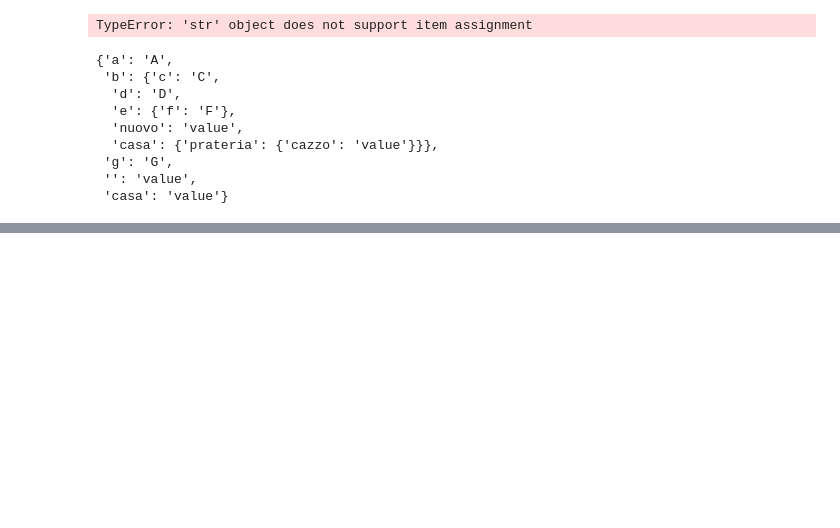
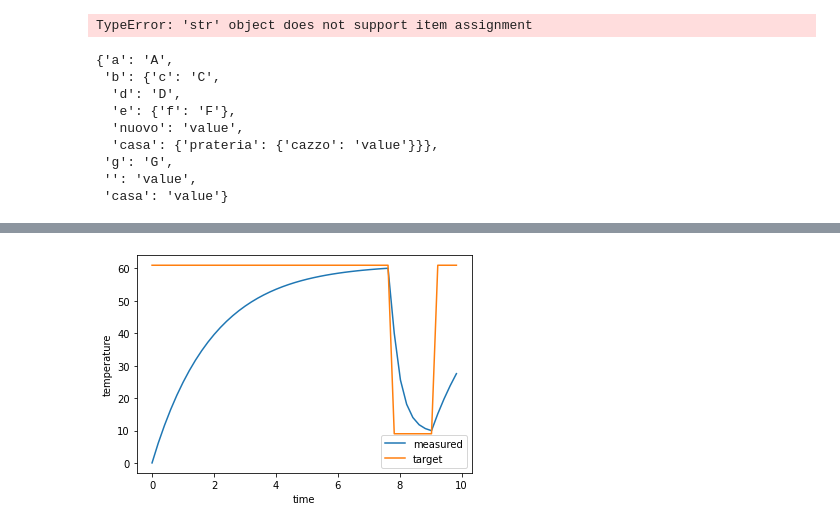
Before and after one commit to elbowz/PyMAPE, a Jupyter notebook: test1.ipynb, the cells around one changed output, grey strips where cells are left out. Drawn from its saved outputs; the diff is of its cells as text; code cells hidden in the pictures; blank space fills up the shorter version.

```diff
--- a/test1.ipynb
+++ b/test1.ipynb
@@ -621,0 +633,83 @@ True
+# %%
+import time
+import matplotlib.pyplot as plt
+from simple_pid import PID
+
+
+class WaterBoiler:
+    """
+    Simple simulation of a water boiler which can heat up water
+    and where the heat dissipates slowly over time
+    """
+
+    def __init__(self):
+        self.water_temp = 0
+        # Panda 70 hp
+        #self.max_power = 70
+        #self.max_break = 70
+        # Countach
+        self.max_power = 375
+        self.max_break = 200
+
+    def update(self, boiler_power, dt):
+        if boiler_power > 0:
+            # Boiler can only produce heat, not cold
+            self.water_temp += 0.1 * boiler_power * dt
+        elif boiler_power < 0:
+            self.water_temp += 0.5 * boiler_power * dt
+        else:
+            # Some heat dissipation
+            self.water_temp -= 0.5 * dt
+        return self.water_temp
+
+
+if __name__ == '__main__':
+    boiler = WaterBoiler()
+    water_temp = boiler.water_temp
+
+    pid = PID(5, 0.01, 0.1, setpoint=water_temp)
+    pid.output_limits = (-boiler.max_break, boiler.max_power)
+    pid.setpoint = 61
+    # pid.sample_time = 0.01  # Update every 0.01 seconds
+
+    start_time = time.time()
+    last_time = start_time
+
+    flag = False
+
+    # Keep track of values for plotting
+    setpoint, y, x = [], [], []
+
+    while time.time() - start_time < 10:
+        current_time = time.time()
+        dt = current_time - last_time
+
+        power = pid(water_temp)
+        water_temp = boiler.update(power, dt)
+
+        x += [current_time - start_time]
+        y += [water_temp]
+        setpoint += [pid.setpoint]
+        print(power, water_temp)
+        # if current_time - start_time > 1:
+        #     pid.setpoint = 66
+
+        if water_temp > 60 and not flag:
+            flag = True
+            pid.setpoint = 9
+            print(pid.setpoint, water_temp)
+        elif water_temp < 10 and flag:
+            flag = False
+            pid.setpoint = 61
+            print(pid.setpoint, water_temp)
+
+        last_time = current_time
+        time.sleep(0.2)
+
+    plt.plot(x, y, label='measured')
+    plt.plot(x, setpoint, label='target')
+    plt.xlabel('time')
+    plt.ylabel('temperature')
+    plt.legend()
+    plt.show()
+# %% [output]
@@ -622 +733,2 @@ True
+[figure, added]
 # %%
```
Also changed, not shown: parts of 26 cells of this notebook, 3 other files.
